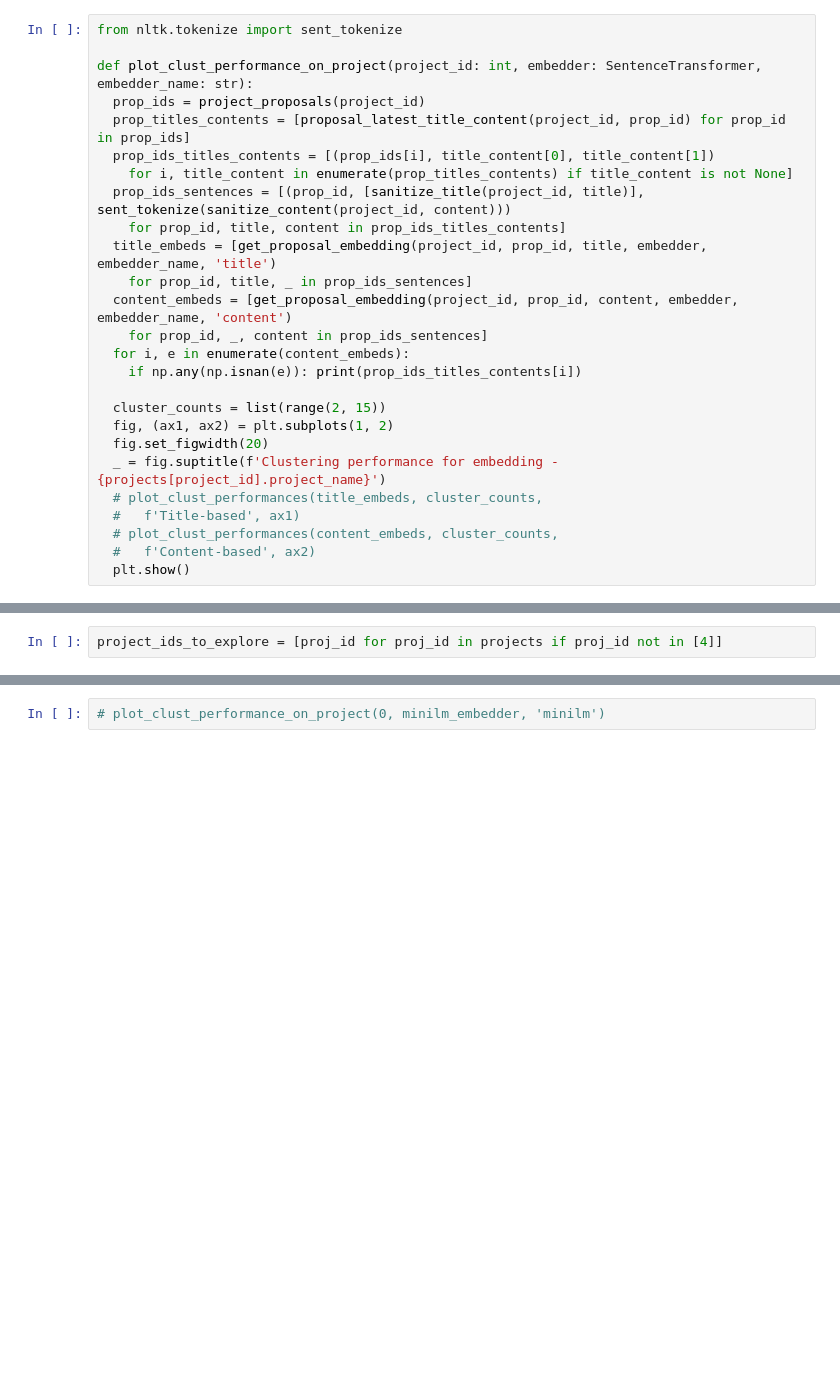
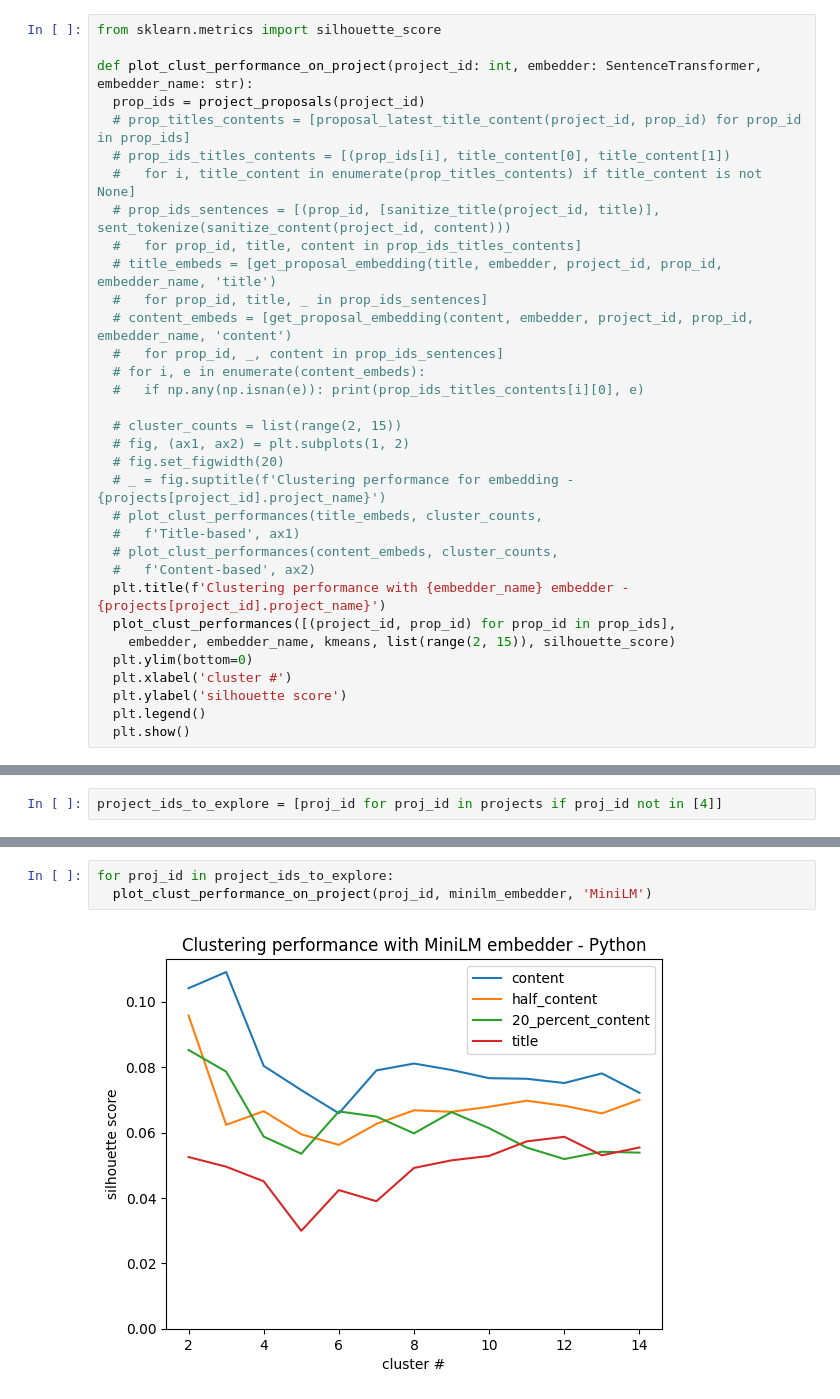
Before and after one commit to StijnRis/cse3000-sep, a Jupyter notebook: rq4-nep-jep/analysis.ipynb, the cells around one changed output, grey strips where cells are left out. Cells and saved outputs as stored; diff of their text form; blank space fills up the shorter version.

```diff
--- a/rq4-nep-jep/analysis.ipynb
+++ b/rq4-nep-jep/analysis.ipynb
@@ -401,28 +600,35 @@ def plot_clust_performances(embeds: Iterable[Iterable[float]], cluster_counts: l
 # %%
-from nltk.tokenize import sent_tokenize
+from sklearn.metrics import silhouette_score
 
 def plot_clust_performance_on_project(project_id: int, embedder: SentenceTransformer, embedder_name: str):
   prop_ids = project_proposals(project_id)
-  prop_titles_contents = [proposal_latest_title_content(project_id, prop_id) for prop_id in prop_ids]
-  prop_ids_titles_contents = [(prop_ids[i], title_content[0], title_content[1])
-    for i, title_content in enumerate(prop_titles_contents) if title_content is not None]
-  prop_ids_sentences = [(prop_id, [sanitize_title(project_id, title)], sent_tokenize(sanitize_content(project_id, content)))
-    for prop_id, title, content in prop_ids_titles_contents]
-  title_embeds = [get_proposal_embedding(project_id, prop_id, title, embedder, embedder_name, 'title')
-    for prop_id, title, _ in prop_ids_sentences]
-  content_embeds = [get_proposal_embedding(project_id, prop_id, content, embedder, embedder_name, 'content')
-    for prop_id, _, content in prop_ids_sentences]
-  for i, e in enumerate(content_embeds):
-    if np.any(np.isnan(e)): print(prop_ids_titles_contents[i])
+  # prop_titles_contents = [proposal_latest_title_content(project_id, prop_id) for prop_id in prop_ids]
+  # prop_ids_titles_contents = [(prop_ids[i], title_content[0], title_content[1])
+  #   for i, title_content in enumerate(prop_titles_contents) if title_content is not None]
+  # prop_ids_sentences = [(prop_id, [sanitize_title(project_id, title)], sent_tokenize(sanitize_content(project_id, content)))
+  #   for prop_id, title, content in prop_ids_titles_contents]
+  # title_embeds = [get_proposal_embedding(title, embedder, project_id, prop_id, embedder_name, 'title')
+  #   for prop_id, title, _ in prop_ids_sentences]
+  # content_embeds = [get_proposal_embedding(content, embedder, project_id, prop_id, embedder_name, 'content')
+  #   for prop_id, _, content in prop_ids_sentences]
+  # for i, e in enumerate(content_embeds):
+  #   if np.any(np.isnan(e)): print(prop_ids_titles_contents[i][0], e)
 
-  cluster_counts = list(range(2, 15))
-  fig, (ax1, ax2) = plt.subplots(1, 2)
-  fig.set_figwidth(20)
-  _ = fig.suptitle(f'Clustering performance for embedding - {projects[project_id].project_name}')
+  # cluster_counts = list(range(2, 15))
+  # fig, (ax1, ax2) = plt.subplots(1, 2)
+  # fig.set_figwidth(20)
+  # _ = fig.suptitle(f'Clustering performance for embedding - {projects[project_id].project_name}')
   # plot_clust_performances(title_embeds, cluster_counts,
   #   f'Title-based', ax1)
   # plot_clust_performances(content_embeds, cluster_counts,
   #   f'Content-based', ax2)
+  plt.title(f'Clustering performance with {embedder_name} embedder - {projects[project_id].project_name}')
+  plot_clust_performances([(project_id, prop_id) for prop_id in prop_ids],
+    embedder, embedder_name, kmeans, list(range(2, 15)), silhouette_score)
+  plt.ylim(bottom=0)
+  plt.xlabel('cluster #')
+  plt.ylabel('silhouette score')
+  plt.legend()
   plt.show()
 # %% [markdown]
 I explore every project except C++, because of how different their paradigm is.
@@ -431,2 +639,5 @@ project_ids_to_explore = [proj_id for proj_id in projects if proj_id not in [4]]
 # %%
-# plot_clust_performance_on_project(0, minilm_embedder, 'minilm')
+for proj_id in project_ids_to_explore:
+  plot_clust_performance_on_project(proj_id, minilm_embedder, 'MiniLM')
+# %% [output]
+[figure, added]
```
Also changed, not shown: parts of 41 cells of this notebook, 3 other files.
